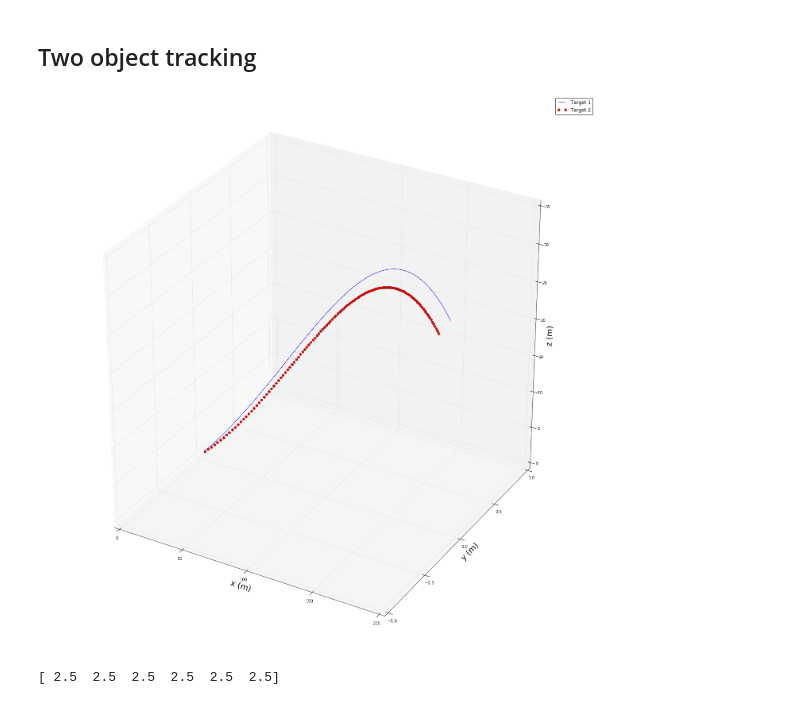
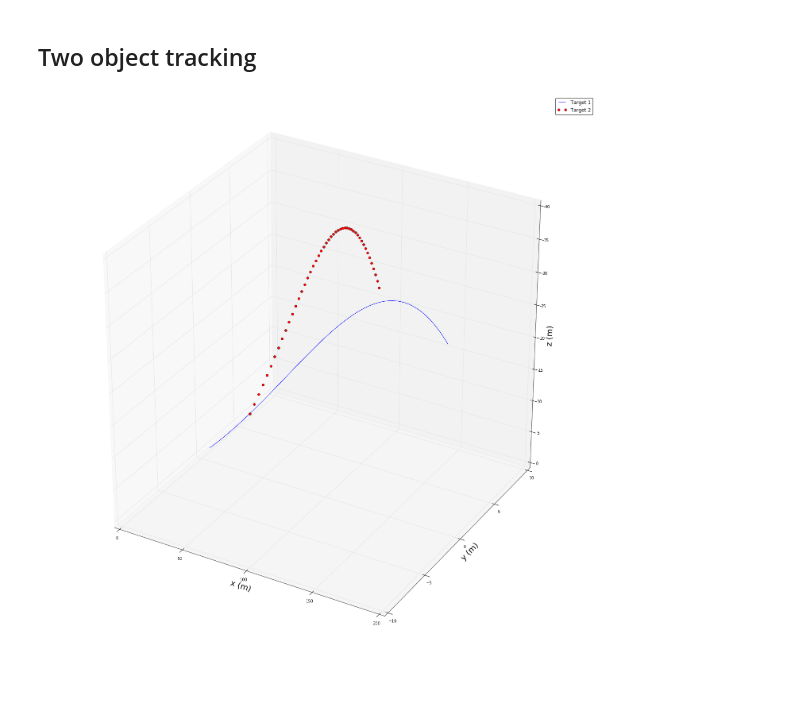
Before and after one commit to scjrobertson/xRange, a Jupyter notebook: tracking/tracking.ipynb, the cells around one changed output. Drawn from its saved outputs; the diff is of its cells as text; code cells hidden in the pictures.

```diff
--- a/tracking/tracking.ipynb
+++ b/tracking/tracking.ipynb
@@ -24,12 +24,12 @@ np.set_printoptions(precision=2)
 # %%
 names, p, v, w = load_clubs('clubs.csv')
 
-cpi = 40e-3
+cpi = 100e-3
 T = 5
 t_sim = np.arange(0, T, cpi)
 
 t1, p1, v1 = calc_traj(p[0, :], v[0, :], w[0, :], t_sim)
-t2, p2, v2 = calc_traj(p[1, :], v[1, :], w[1, :], t_sim)
+t2, p2, v2 = calc_traj(p[-1, :], v[-1, :], w[-1, :], t_sim)
 # %%
 sensor_locations = np.array([[-10, 28.5, 1], [-15, 30.3, 3],
                              [200, 30, 1.5], [220, -31, 2],
@@ -160,16 +190,16 @@ plt.show()
 # %%
 fig  = plt.figure(figsize=(25, 25))
 ax = plt.axes(projection='3d')
 
 ax.plot(p1[:, 0], p1[:, 1], p1[:, 2])
 ax.plot(p2[:, 0], p2[:, 1], p2[:, 2], 'or')
 ax.set_xlabel('x (m)', fontsize = '20')
 ax.set_ylabel('y (m)', fontsize = '20')
 ax.set_zlabel('z (m)', fontsize = '20')
 ax.set_title('', fontsize = '20')
-ax.set_ylim([-1, 1])
+ax.set_ylim([-10, 10])
 ax.legend(['Target 1', 'Target 2'])
 plt.show()
 # %% [output]
-[figure, old version]
+[figure, new version]
 # %%
@@ -229,4 +256,0 @@ U, S, V = np.linalg.svd(R)
-# %%
-print(S)
-# %% [output]
-[ 2.5  2.5  2.5  2.5  2.5  2.5]
```
Also changed, not shown: parts of 13 cells of this notebook, 1 other file.
